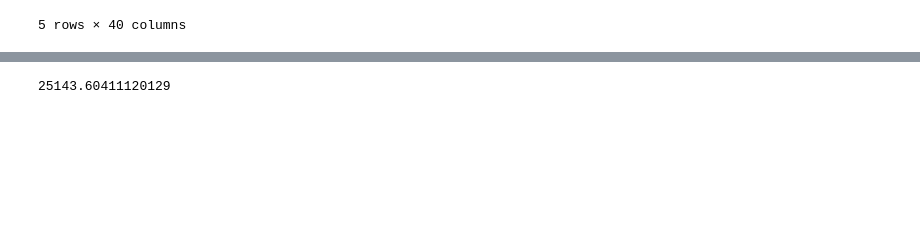
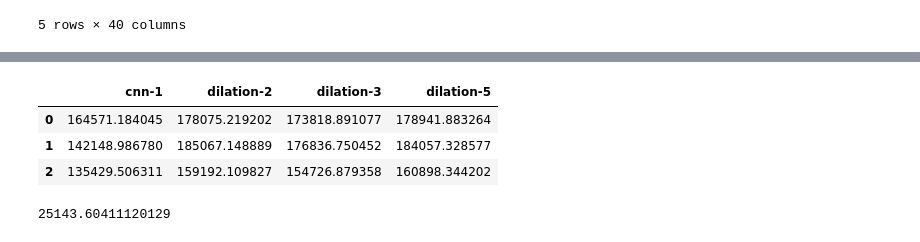
Before and after one commit to ManeeshaPerera/HTCNN-Forecasting, a Jupyter notebook: notebooks/hf-results.ipynb, the cells around one changed output, grey strips where cells are left out. Drawn from its saved outputs; the diff is of its cells as text; code cells hidden in the pictures; blank space fills up the shorter version.

```diff
--- a/notebooks/hf-results.ipynb
+++ b/notebooks/hf-results.ipynb
@@ -214,2 +235,9 @@ cnn_1 = pd.read_csv('../fc_results/cnn_results.csv', index_col = [0])+mean
+# %%
+cnn_exg
+# %% [output]
+|  | cnn-1 | dilation-2 | dilation-3 | dilation-5 |
+| 0 | 164571.184045 | 178075.219202 | 173818.891077 | 178941.883264 |
+| 1 | 142148.986780 | 185067.148889 | 176836.750452 | 184057.328577 |
+| 2 | 135429.506311 | 159192.109827 | 154726.879358 | 160898.344202 |
 # %%
 cnn_2 = pd.read_csv('../fc_results/wavenet_results.csv', index_col = [0])+mean
```
Also changed, not shown: parts of 14 cells of this notebook, 9 other files.
